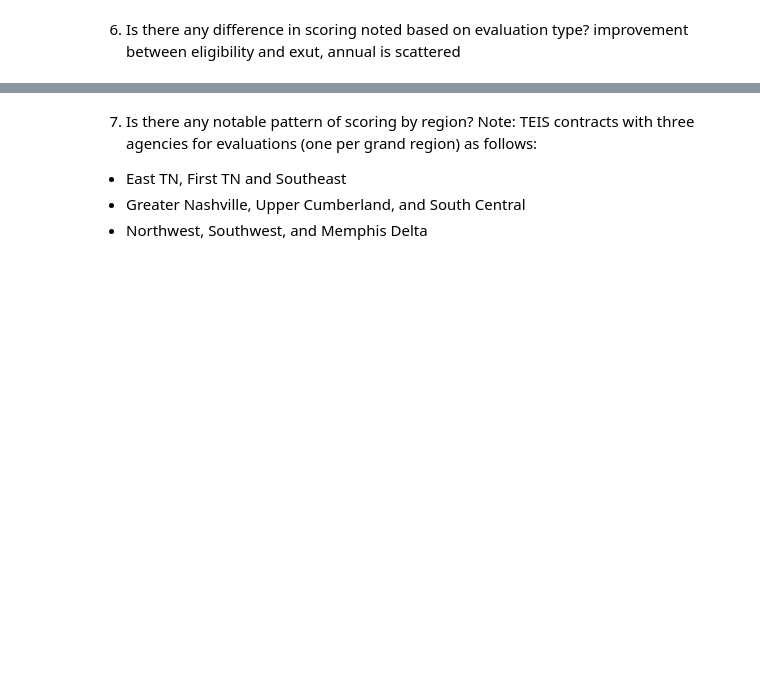
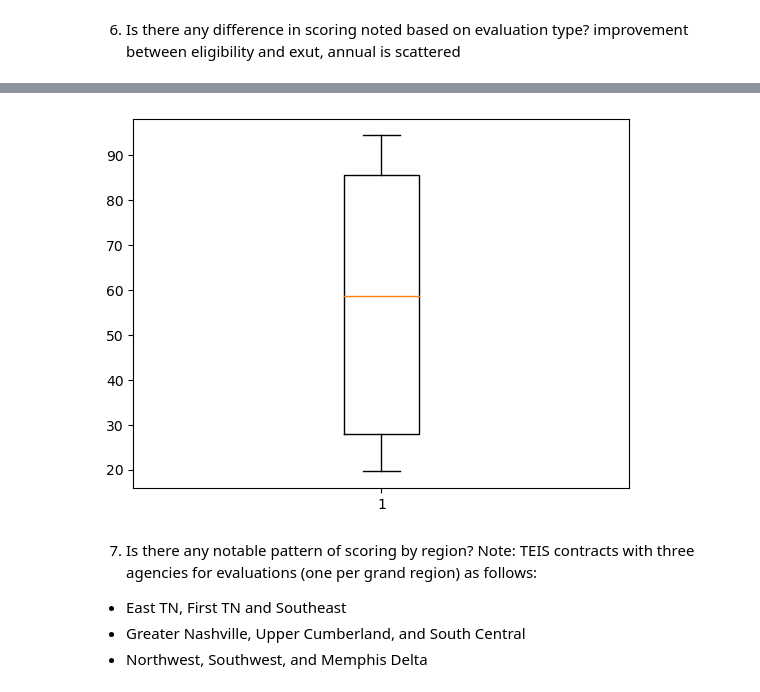
Before and after one commit to NSS-Full-Time-Data-Analytics-11/teis-project-tucker, a Jupyter notebook: take3.ipynb, the cells around one changed output, grey strips where cells are left out. Saved outputs shown, nothing was run; the diff lists cells and outputs as text; code cells hidden in the pictures; blank space fills up the shorter version.

```diff
--- a/take3.ipynb
+++ b/take3.ipynb
@@ -51,0 +129,6 @@ mean_scores_comparison_numeric
+# %%
+fig, ax = plt.subplots()
+ax.boxplot(mean_scores_comparison_numeric["Milestone/Exit Evaluation"])
+plt.show()
+# %% [output]
+[figure, added]
```
Also changed, not shown: parts of 26 cells of this notebook.
